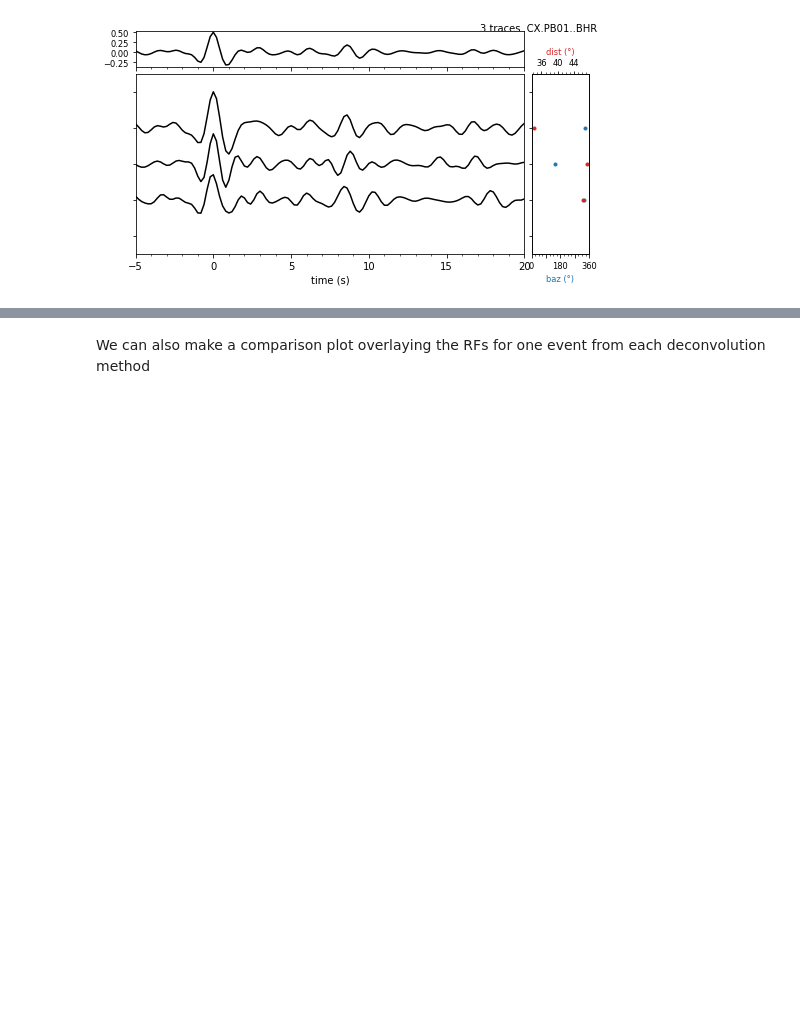
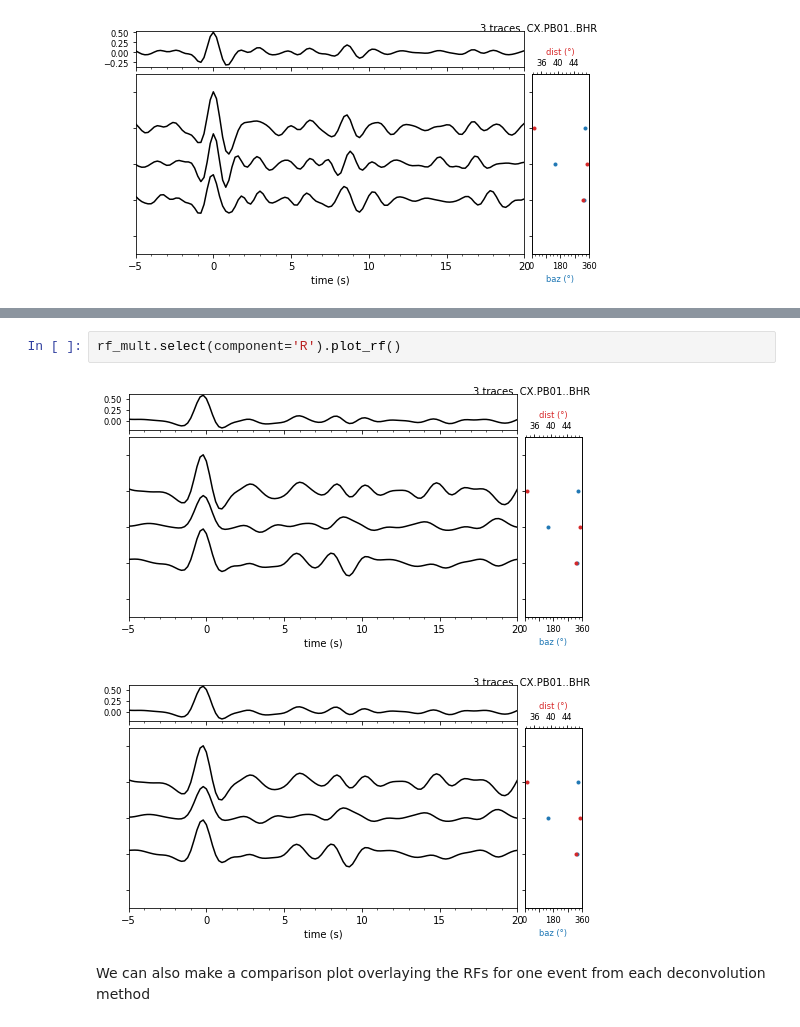
Before and after one commit to hfmark/notebooks, a Jupyter notebook: rf_comparison.ipynb, the cells around one changed output, grey strips where cells are left out. Cells and saved outputs as stored; diff of their text form; blank space fills up the shorter version.

```diff
--- a/rf_comparison.ipynb
+++ b/rf_comparison.ipynb
@@ -81,3 +83,8 @@ rf_iter.select(component='R').plot_rf()
+# %%
+rf_mult.select(component='R').plot_rf()
+# %% [output]
+[figure, added]
+[figure, added]
 # %% [markdown]
 We can also make a comparison plot overlaying the RFs for one event from each deconvolution method
 # %%
```
Also changed, not shown: parts of 5 cells of this notebook.
